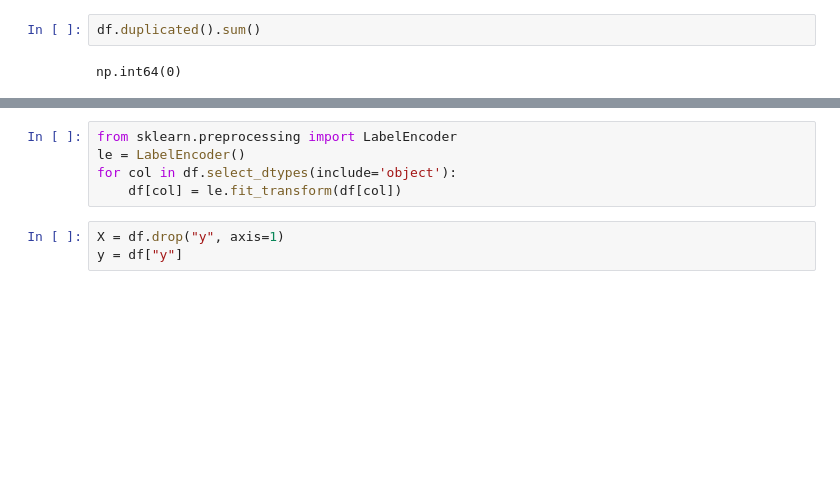
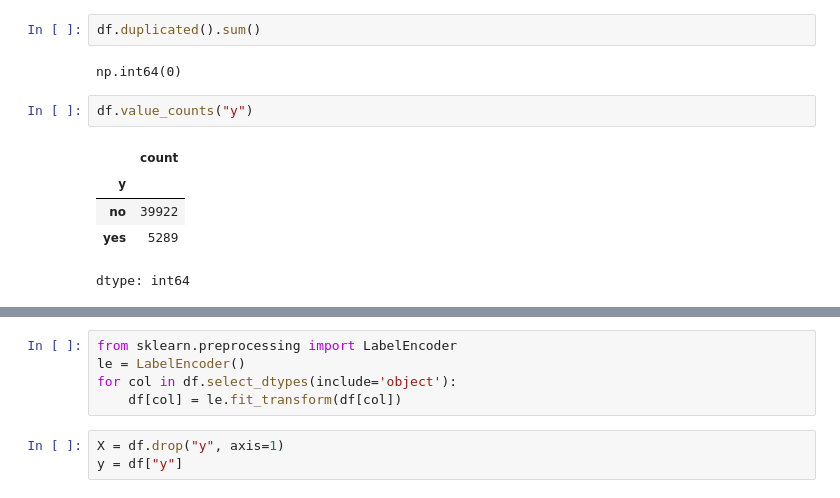
Before and after one commit to govt51717-design/01_ML_ALL_4_13_PRC, a Jupyter notebook: ML_Microproject.ipynb, the cells around one changed output, grey strips where cells are left out. Saved outputs shown, nothing was run; the diff lists cells and outputs as text; blank space fills up the shorter version.

```diff
--- a/ML_Microproject.ipynb
+++ b/ML_Microproject.ipynb
@@ -80,6 +80,14 @@ dtype: int64
 df.duplicated().sum()
 # %% [output]
 np.int64(0)
+# %%
+df.value_counts("y")
+# %% [output]
+|  | count |
+| y |  |
+| no | 39922 |
+| yes | 5289 |
+dtype: int64
 # %%
 df.replace("unknown", np.nan, inplace=True)
 for col in df.select_dtypes(include='object'):
```
Also changed, not shown: parts of 15 cells of this notebook.
